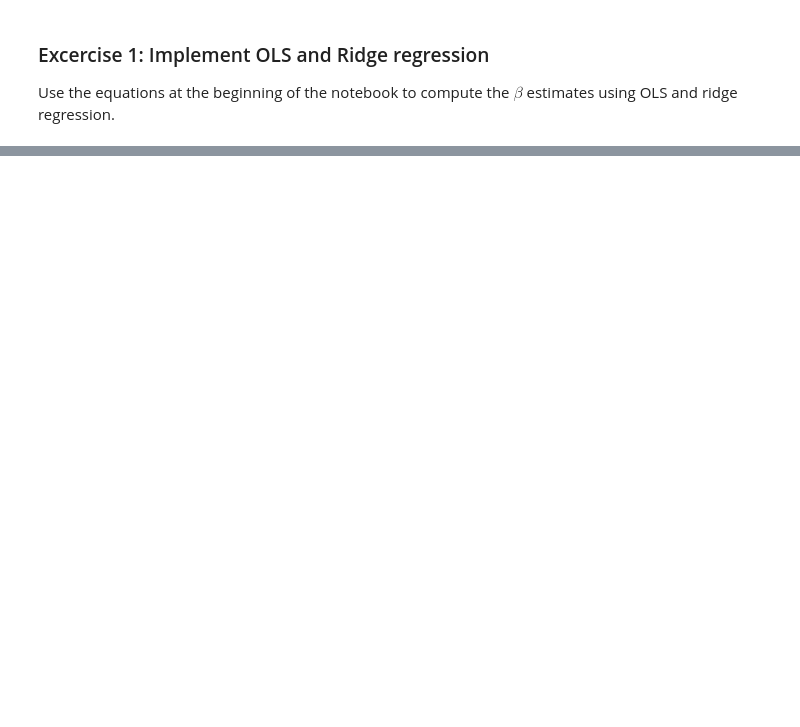
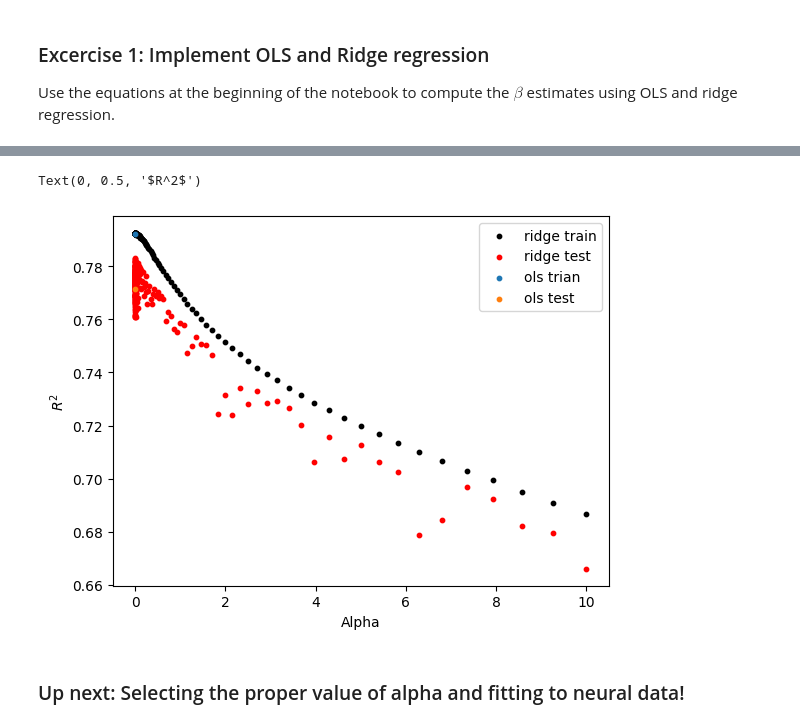
Before and after one commit to churchlandlab/DataSAI_summer_school, a Jupyter notebook: 1_Ridge_Regression.ipynb, the cells around one changed output, grey strips where cells are left out. Cells and saved outputs as stored; diff of their text form; code cells hidden in the pictures; blank space fills up the shorter version.

Commit message:
crossval

```diff
--- a/1_Ridge_Regression.ipynb
+++ b/1_Ridge_Regression.ipynb
@@ -97,0 +167,48 @@ AssertionError: Not equal, try setting alpha to 0
+# %%
+from sklearn.model_selection import KFold
+N_FOLDS = 10
+ALPHAS = 10**np.linspace(-9,1,300)
+
+kf = KFold(n_splits=N_FOLDS, shuffle=True, random_state=None)
+
+train_scores = np.empty((ALPHAS.size, N_FOLDS))
+test_scores = np.empty_like(train_scores)
+ols_train_scores = np.empty((N_FOLDS))
+ols_test_scores = np.empty_like(ols_train_scores)
+
+for i, alpha in enumerate(ALPHAS):
+    for j, (train_index, test_index) in enumerate(kf.split(x)):
+        x_train, x_test = x[train_index,:], x[test_index,:]
+        y_train, y_test = y[train_index], y[test_index]
+
+        ridge_betas = ridge_solver(x_train, y_train, alpha)
+        y_train_predictions = x_train @ ridge_betas
+        y_test_predictions = x_test @ ridge_betas
+        train_scores[i,j] = r_squared_score(y_train, y_train_predictions)
+        test_scores[i,j] = r_squared_score(y_test, y_test_predictions)
+
+        if i==0: # do one set of OLS crossval
+            ols_betas = ols_solver(x_train, y_train)
+            y_train_predictions = x_train @ ols_betas
+            y_test_predictions = x_test @ ols_betas
+            ols_train_scores[j] = r_squared_score(y_train, y_train_predictions)
+            ols_test_scores[j] = r_squared_score(y_test, y_test_predictions)
+
+
+
+
+train_scores = np.nanmean(train_scores, axis=1) # average over folds
+test_scores = np.nanmean(test_scores, axis=1) # average over folds
+
+plt.scatter(ALPHAS, train_scores, s=10, color='black',label='ridge train')
+plt.scatter(ALPHAS, test_scores, s=10, color='red',label='ridge test')
+plt.scatter(0, np.mean(ols_train_scores), s=10, label='ols trian')
+plt.scatter(0, np.mean(ols_test_scores), s=10, label='ols test')
+plt.legend()
+plt.xlabel('Alpha')
+plt.ylabel('$R^2$')
+# %% [output]
+Text(0, 0.5, '$R^2$')
+[figure, added]
+# %% [markdown]
+### Up next: Selecting the proper value of alpha and fitting to neural data!
```
Also changed, not shown: parts of 10 cells of this notebook.
